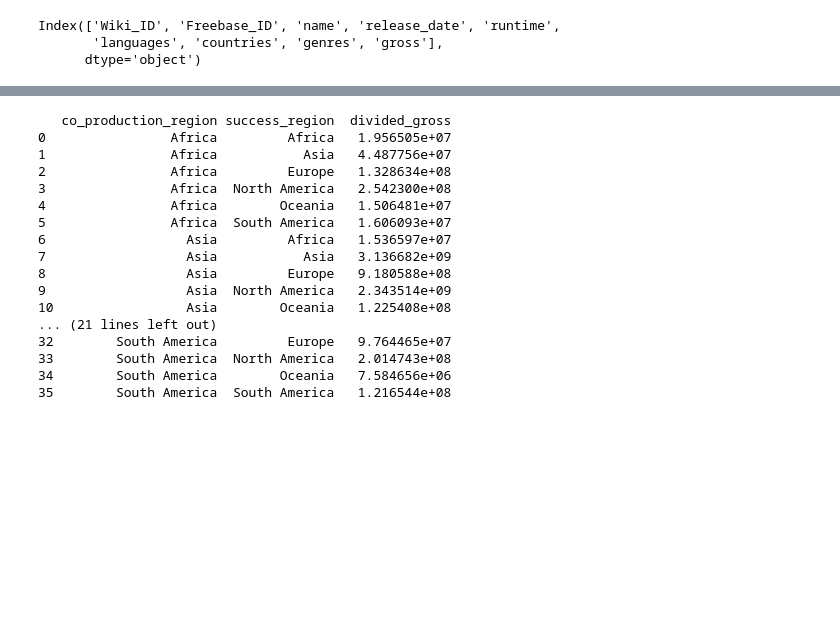
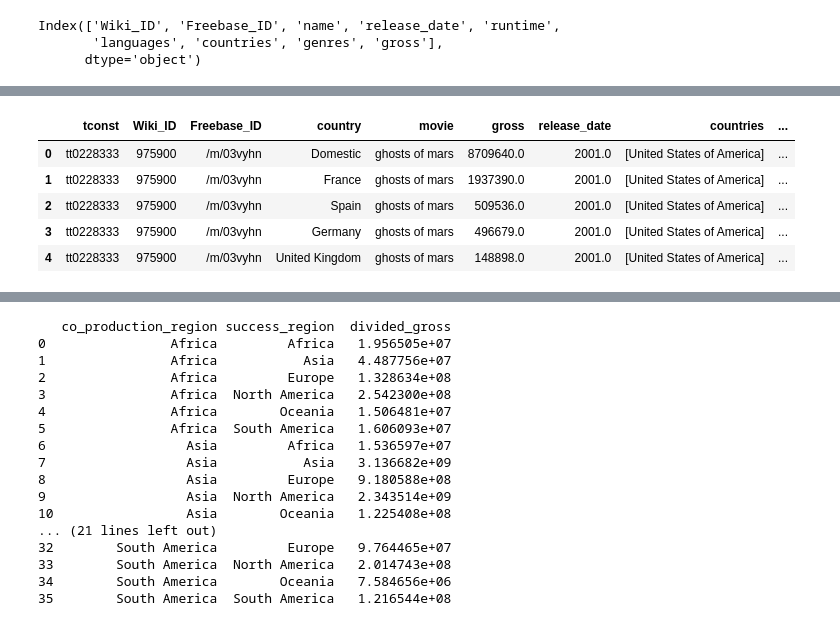
Before and after one commit to epfl-ada/ada-2023-project-nada2023, a Jupyter notebook: network_region.ipynb, the cells around one changed output, grey strips where cells are left out. Saved outputs shown, nothing was run; the diff lists cells and outputs as text; code cells hidden in the pictures; blank space fills up the shorter version.

```diff
--- a/network_region.ipynb
+++ b/network_region.ipynb
@@ -470,6 +470,28 @@ movies_clean_languages.head()
 | 2 | 28463795 | /m/0crgdbh | Brun bitter | 1988.0 | 83.0 | [Norwegian] | [Norway] | [Crime Fiction, Drama] | NaN |
 | 3 | 9363483 | /m/0285_cd | White Of The Eye | 1987.0 | 110.0 | [English] | [United Kingdom] | [Thriller, Erotic thriller, Psych... | NaN |
 | 4 | 261236 | /m/01mrr1 | A Woman in Flames | 1983.0 | 106.0 | [German] | [Germany] | [Drama] | NaN |
+# %%
+import ast
+
+# Load the CSV file
+csv_file_path = 'dictionnaries/movies_genres.csv'
+new_genre_df = pd.read_csv(csv_file_path)
+
+# Convert the 'genres' from string to list
+new_genre_df['genres'] = new_genre_df['genres'].apply(ast.literal_eval)
+
+# Merge with the original DataFrame
+gross_language = gross_language.drop('genres', axis=1, errors='ignore').merge(new_genre_df, on='Wiki_ID')
+
+# Display the merged DataFrame
+gross_language.head()
+# %% [output]
+|  | tconst | Wiki_ID | Freebase_ID | country | movie | gross | release_date | countries | ... |
+| 0 | tt0228333 | 975900 | /m/03vyhn | Domestic | ghosts of mars | 8709640.0 | 2001.0 | [United States of America] | ... |
+| 1 | tt0228333 | 975900 | /m/03vyhn | France | ghosts of mars | 1937390.0 | 2001.0 | [United States of America] | ... |
+| 2 | tt0228333 | 975900 | /m/03vyhn | Spain | ghosts of mars | 509536.0 | 2001.0 | [United States of America] | ... |
+| 3 | tt0228333 | 975900 | /m/03vyhn | Germany | ghosts of mars | 496679.0 | 2001.0 | [United States of America] | ... |
+| 4 | tt0228333 | 975900 | /m/03vyhn | United Kingdom | ghosts of mars | 148898.0 | 2001.0 | [United States of America] | ... |
 # %%
 gross_language.columns
 # %% [output]
```
Also changed, not shown: parts of 4 cells of this notebook, 30 other files.
